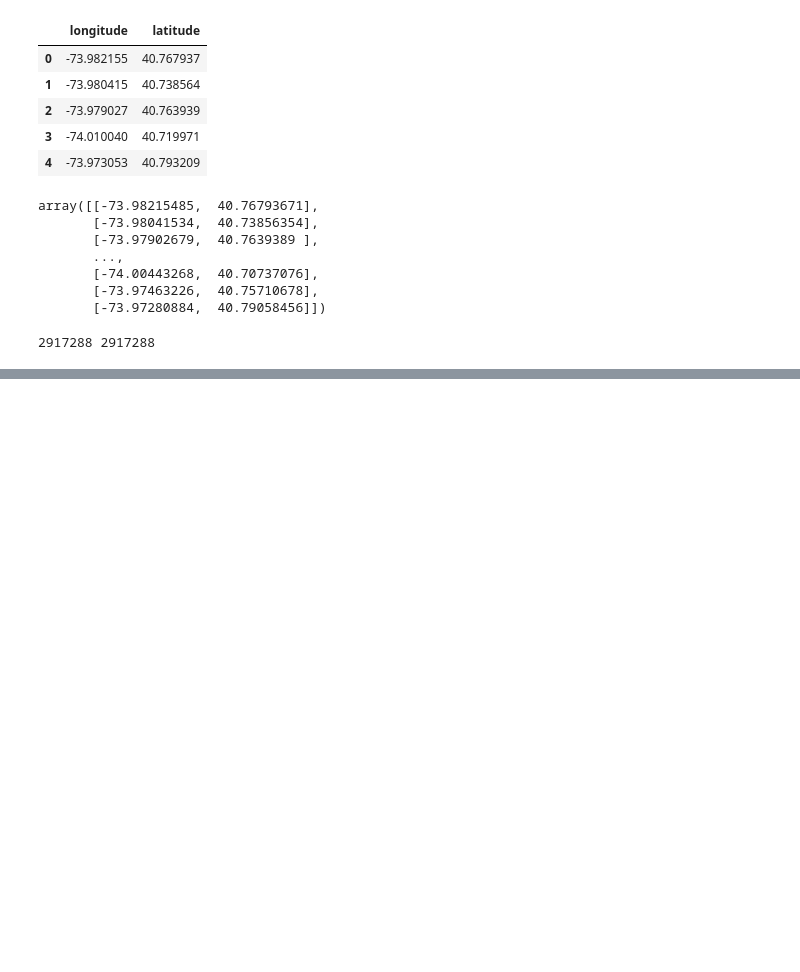
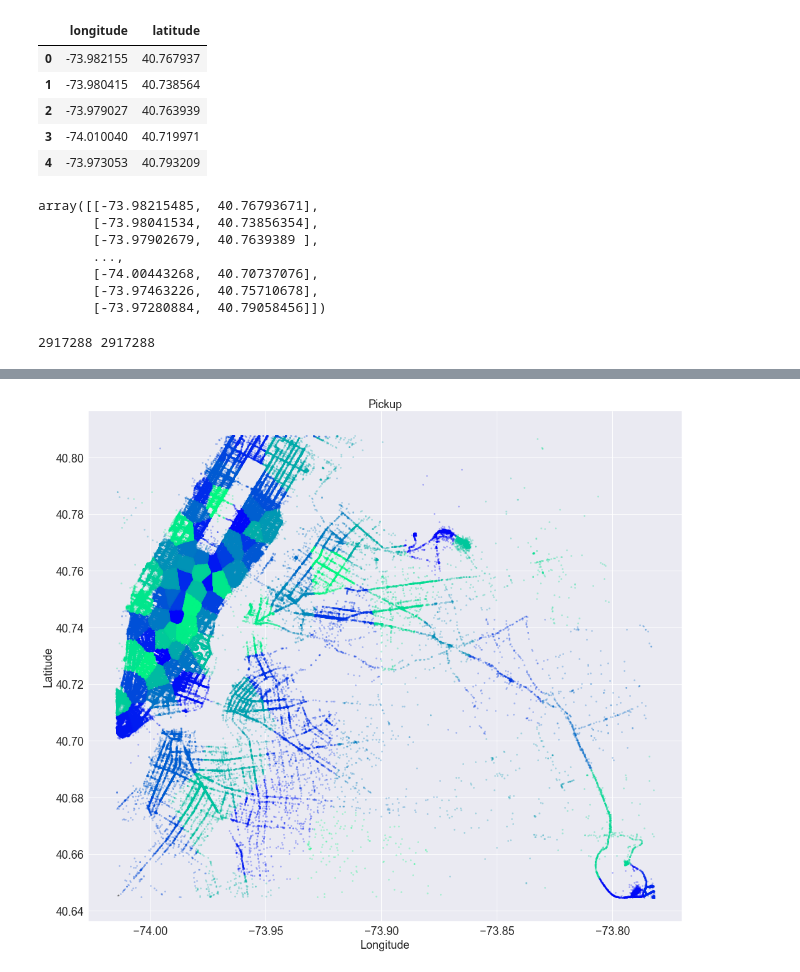
Before and after one commit to yennanliu/NYC_Taxi_Trip_Duration, a Jupyter notebook: notebook/EDA_jtsai_clustering.ipynb, the cells around one changed output, grey strips where cells are left out. Saved outputs shown, nothing was run; the diff lists cells and outputs as text; code cells hidden in the pictures; blank space fills up the shorter version.

Commit message:
Complete cluster

```diff
--- a/notebook/EDA_jtsai_clustering.ipynb
+++ b/notebook/EDA_jtsai_clustering.ipynb
@@ -384,0 +369,4 @@ AttributeError: 'AgglomerativeClustering' object has no attribute 'predict'
+# %%
+df_map['pickup_zone']  = clusters.predict_df_column('kmeans', pick_train)
+df_map['dropoff_zone'] = clusters.predict_df_column('kmeans', drop_train)
+df_map.head()
@@ -385,8 +400,4 @@ AttributeError: 'AgglomerativeClustering' object has no attribute 'predict'
 # %%
-df_map.loc[:, 'pickup_zone']  = pd.Series(clusters.predict('kmeans', pick_train.values),  index=df_map.index)
-df_map.loc[:, 'dropoff_zone'] = pd.Series(clusters.predict('kmeans', drop_train.values),  index=df_map.index)
-df_map.head()
+#df_map.loc[:, 'pickup_zone']  = pd.Series(kmeans.predict(pick_train.values),  index=df_map.index)
+#df_map.loc[:, 'dropoff_zone'] = pd.Series(kmeans.predict(drop_train.values),  index=df_map.index)
+#df_map.head()
-# %%
-df_map = df[['pickup_longitude','pickup_latitude', 'dropoff_longitude','dropoff_latitude']]
-pick_train = df_map[['pickup_longitude','pickup_latitude']]
-drop_train = df_map[['dropoff_longitude','dropoff_latitude']]
@@ -403,5 +404 @@ kmeans = MiniBatchKMeans(n_clusters=n_zone, batch_size=batch_size, random_state=
-# %%
-df_map.loc[:, 'pickup_zone']  = pd.Series(kmeans.predict(pick_train.values),  index=df_map.index)
-df_map.loc[:, 'dropoff_zone'] = pd.Series(kmeans.predict(drop_train.values),  index=df_map.index)
-df_map.head()
 # %%
@@ -428,8 +434,10 @@ plt.show()
 # %%
 plt.figure(figsize=(17,15))
 draw_map_zone(df_map, 'pickup_longitude', 'pickup_latitude', 'pickup_zone', 'Pickup')
-draw_sub_zone(df_sub)
+#draw_sub_zone(df_sub)
 plt.show()
+# %% [output]
+[figure, added]
 # %%
 plt.figure(figsize=(17,15))
 draw_map_zone(df_map, 'dropoff_longitude', 'dropoff_latitude', 'dropoff_zone', 'Pickup')
```
Also changed, not shown: parts of 12 cells of this notebook.
